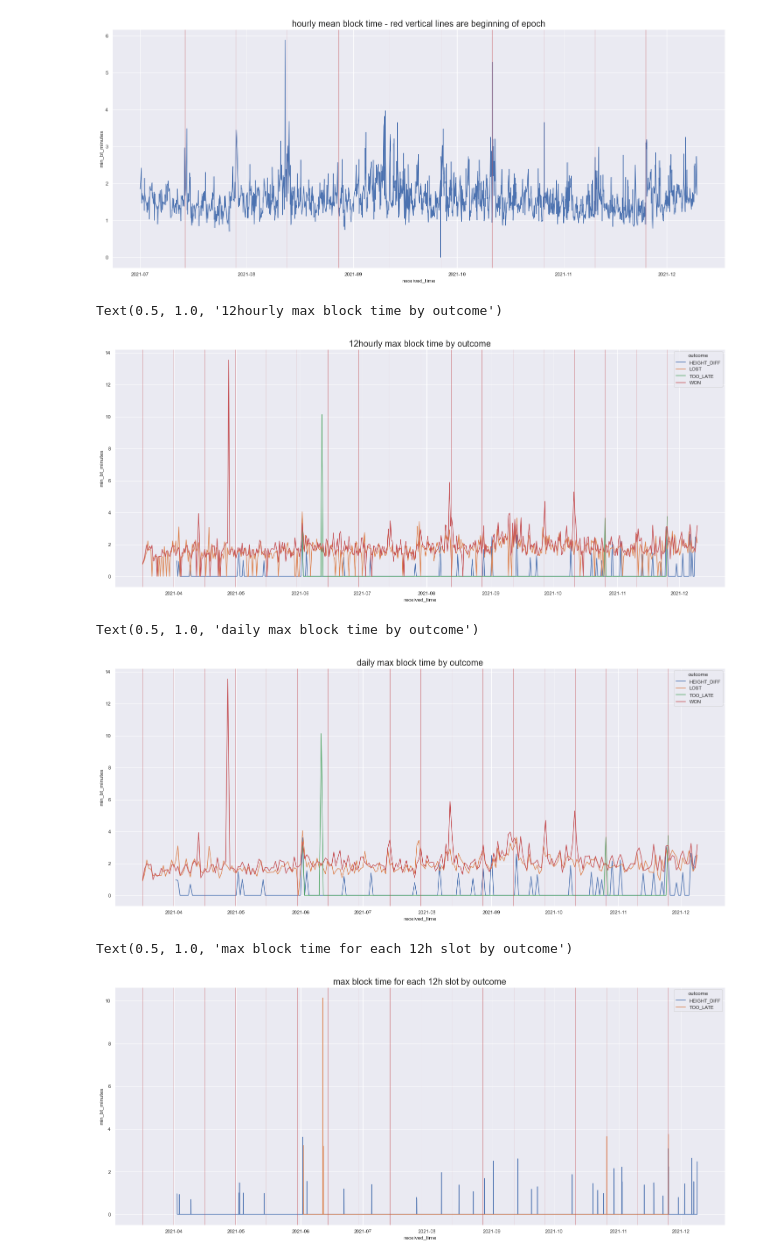
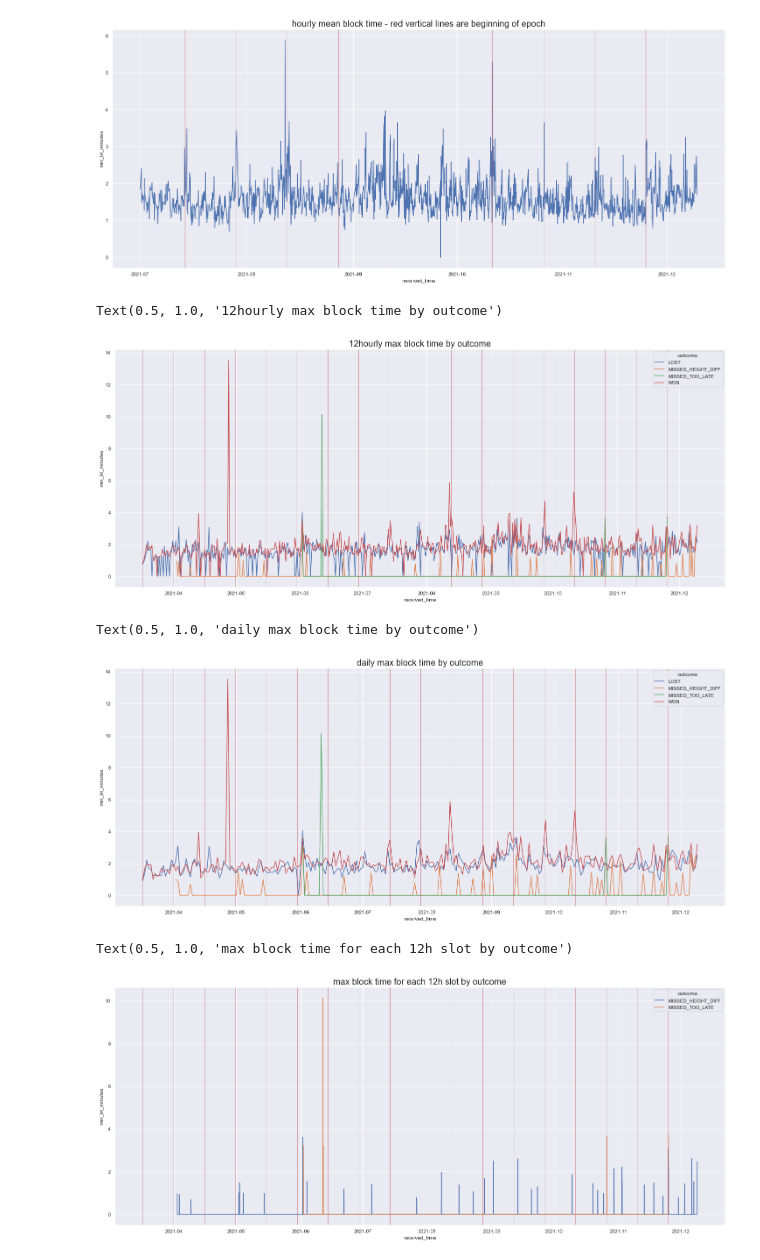
Before and after one commit to bakebrain/minavrfpy, a Jupyter notebook: examples/minaexplorer_analysis.ipynb, the cells around one changed output. Cells and saved outputs as stored; diff of their text form; code cells hidden in the pictures.

```diff
--- a/examples/minaexplorer_analysis.ipynb
+++ b/examples/minaexplorer_analysis.ipynb
@@ -43,9 +44,9 @@ start_epoch = 0
 end_epoch = 18
 
 for epoch in range(start_epoch, end_epoch):
-    res = get_epoch_df(epoch, block_producer_key=minaexplorer_key)
+    res = lib.get_epoch_df(epoch, block_producer_key=minaexplorer_key)
     print(f"epoch {epoch} - took {res['total_time']}")
     results.append(res)
 
-pickle.dump(results, open(f"{MINA_BP_KEY}_perfromance_results.p", "wb"))
+pickle.dump(results, open(f"{minaexplorer_key}_perfromance_results.p", "wb"))
 # %% [output]
@@ -70,7 +71,7 @@ epoch 17 - took 91.96814174999963
 # %% [markdown]
 ### read back
 # %%
-results = pickle.load(open(f"{MINA_BP_KEY}_perfromance_results.p", "rb"))
+results = pickle.load(open(f"{minaexplorer_key}_perfromance_results.p", "rb"))
 
 df = pd.concat([x["df"] for x in results])
 df.reset_index(inplace=True, drop=True)
@@ -382,7 +383,7 @@ for k, v in epoch_to_start_time_dict.items():
 ax.set_title('12hourly max block time by outcome', fontsize=20)
 # %% [output]
 Text(0.5, 1.0, '12hourly max block time by outcome')
-[figure, old version]
+[figure, new version]
 # %%
 # better see the recent TOO_LATE spiked att he beginning of epochs
 # %%
@@ -399,25 +400,25 @@ for k, v in epoch_to_start_time_dict.items():
 ax.set_title('daily max block time by outcome', fontsize=20)
 # %% [output]
 Text(0.5, 1.0, 'daily max block time by outcome')
-[figure, old version]
+[figure, new version]
 # %%
 # only the few errors
 # %%
 sns.set(rc={"figure.figsize": (25, 10)})
 
 tmp_df = df.set_index("received_time", drop=False)
-tmp_df = tmp_df[tmp_df.outcome.isin(['TOO_LATE', 'HEIGHT_DIFF'])]
+tmp_df = tmp_df[tmp_df.outcome.isin(['MISSED_TOO_LATE', 'MISSED_HEIGHT_DIFF'])]
 rt_df = tmp_df.groupby('outcome').resample('H')['min_bt_minutes'].max().reset_index()
 rt_df.fillna(0, inplace=True)
 
 f, ax = plt.subplots()
 sns.lineplot(data=rt_df, x="received_time", y="min_bt_minutes", hue='outcome')
 for k, v in epoch_to_start_time_dict.items():
     ax.axvline(v, 0, 1, color="r", linewidth=0.5)
 ax.set_title('max block time for each 12h slot by outcome', fontsize=20)
 # %% [output]
 Text(0.5, 1.0, 'max block time for each 12h slot by outcome')
-[figure, old version]
+[figure, new version]
 # %%
 sns.boxplot(x="epoch", y="min_bt_minutes", data=df[df.epoch > 4], hue='outcome')
 # %% [output]
```
Also changed, not shown: parts of 12 cells of this notebook, 6 other files.
